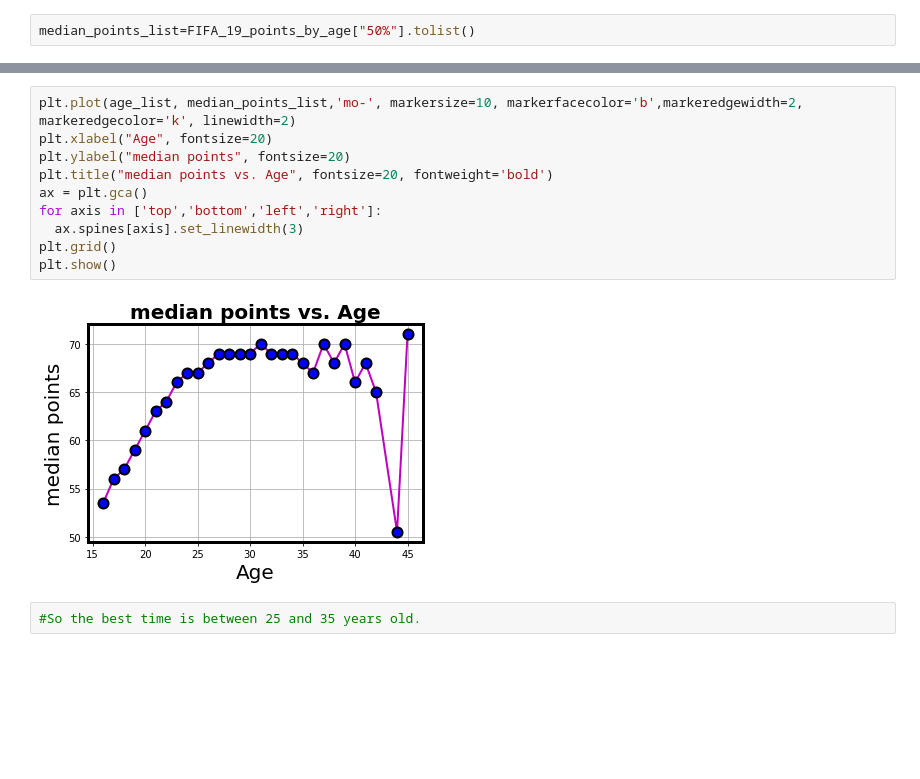
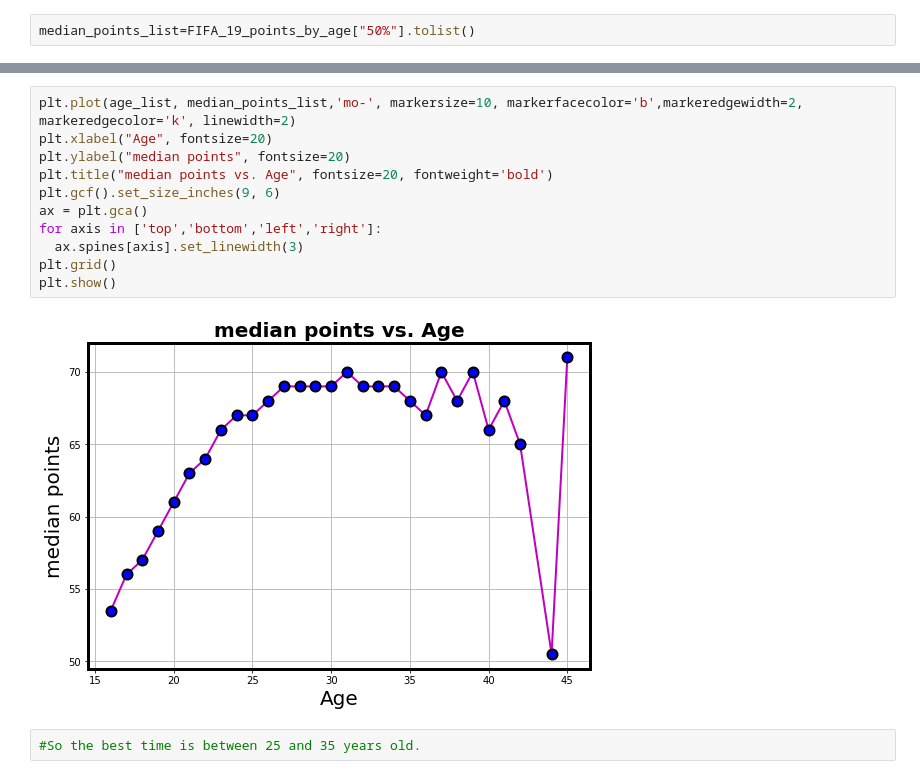
Before and after one commit to souticksaha21/Data_Science_Projects, a Jupyter notebook: FIFA_2019.ipynb, the cells around one changed output, grey strips where cells are left out. Cells and saved outputs as stored; diff of their text form; blank space fills up the shorter version.

```diff
--- a/FIFA_2019.ipynb
+++ b/FIFA_2019.ipynb
@@ -273,15 +278,16 @@ plt.show()
 # %%
 plt.plot(age_list, median_points_list,'mo-', markersize=10, markerfacecolor='b',markeredgewidth=2,  markeredgecolor='k', linewidth=2)
 plt.xlabel("Age", fontsize=20)
 plt.ylabel("median points", fontsize=20)
 plt.title("median points vs. Age", fontsize=20, fontweight='bold')
+plt.gcf().set_size_inches(9, 6)
 ax = plt.gca()
 for axis in ['top','bottom','left','right']:
   ax.spines[axis].set_linewidth(3)
 plt.grid()
 plt.show()
 # %% [output]
-[figure, old version]
+[figure, new version]
 # %%
 #So the best time is between 25 and 35 years old.
 # %%
```
Also changed, not shown: parts of 27 cells of this notebook.
